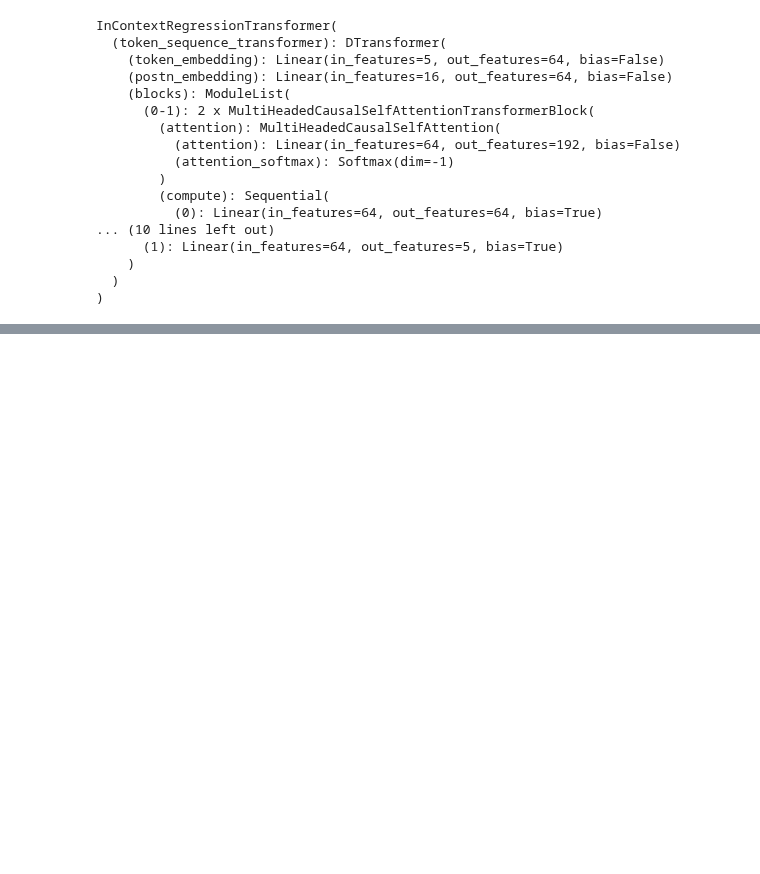
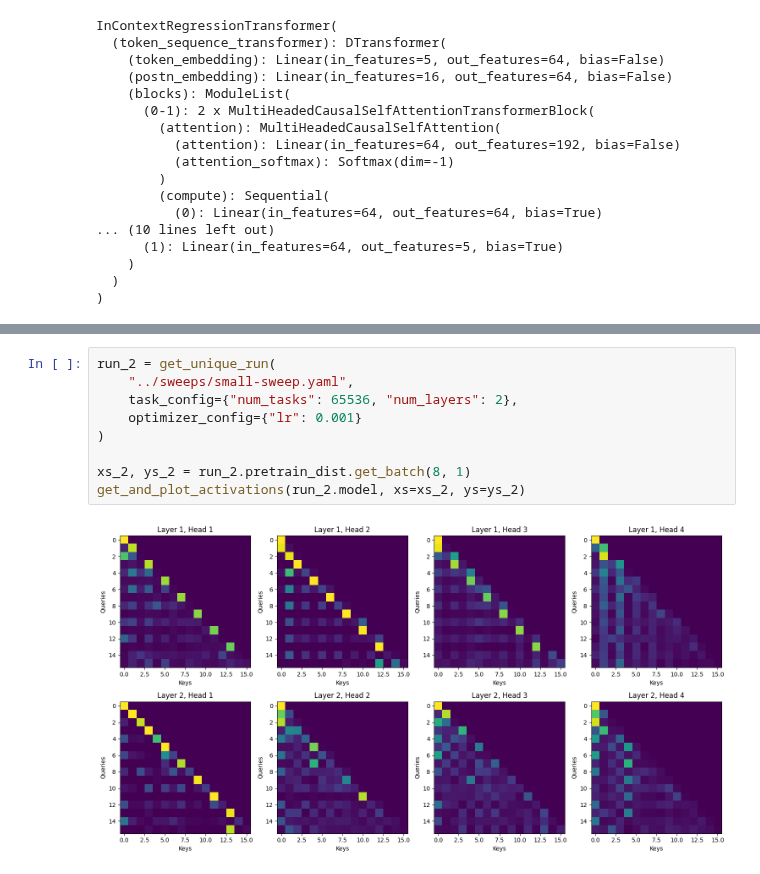
Before and after one commit to timaeus-research/icl, a Jupyter notebook: notebooks/mechinterp.ipynb, the cells around one changed output, grey strips where cells are left out. Drawn from its saved outputs; the diff is of its cells as text; blank space fills up the shorter version.

```diff
--- a/notebooks/mechinterp.ipynb
+++ b/notebooks/mechinterp.ipynb
@@ -131,0 +136,11 @@ for sample_idx in range(10):
+# %%
+run_2 = get_unique_run(
+    "../sweeps/small-sweep.yaml",
+    task_config={"num_tasks": 65536, "num_layers": 2},
+    optimizer_config={"lr": 0.001}
+)
+
+xs_2, ys_2 = run_2.pretrain_dist.get_batch(8, 1)
+get_and_plot_activations(run_2.model, xs=xs_2, ys=ys_2)
+# %% [output]
+[figure, added]
```
Also changed, not shown: parts of 4 cells of this notebook.
